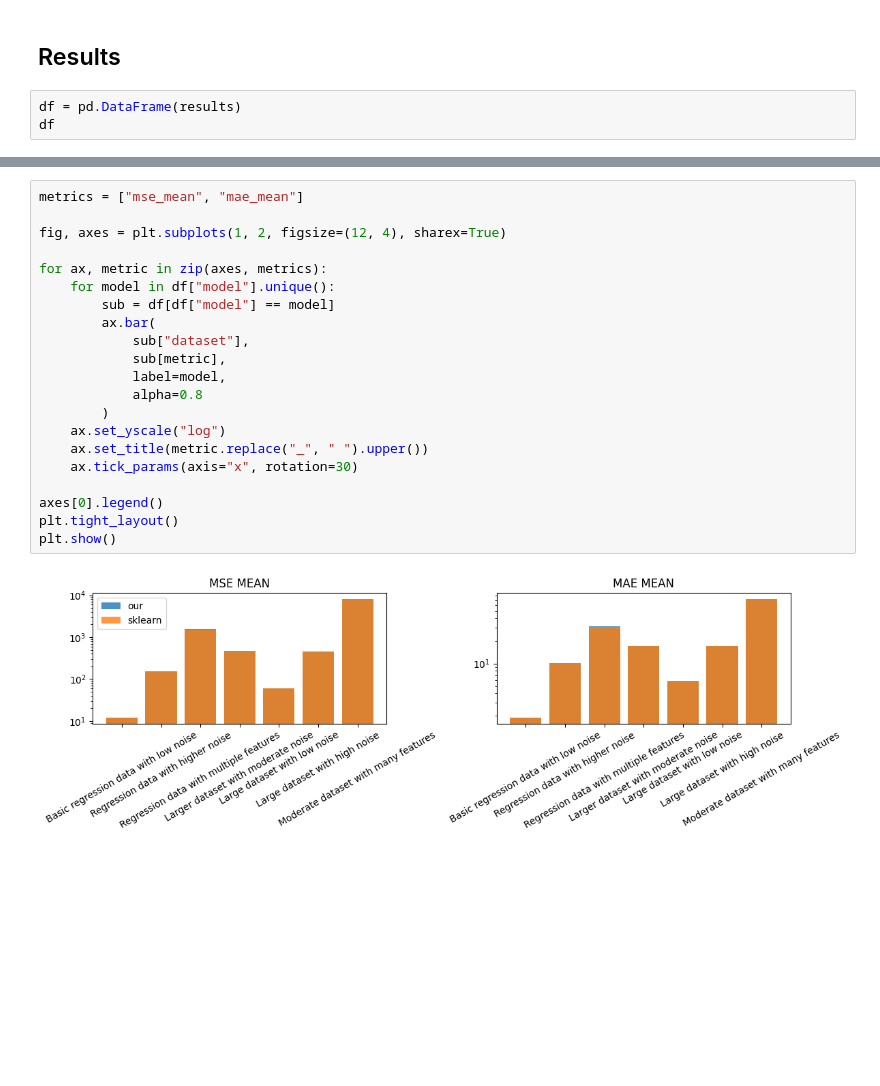
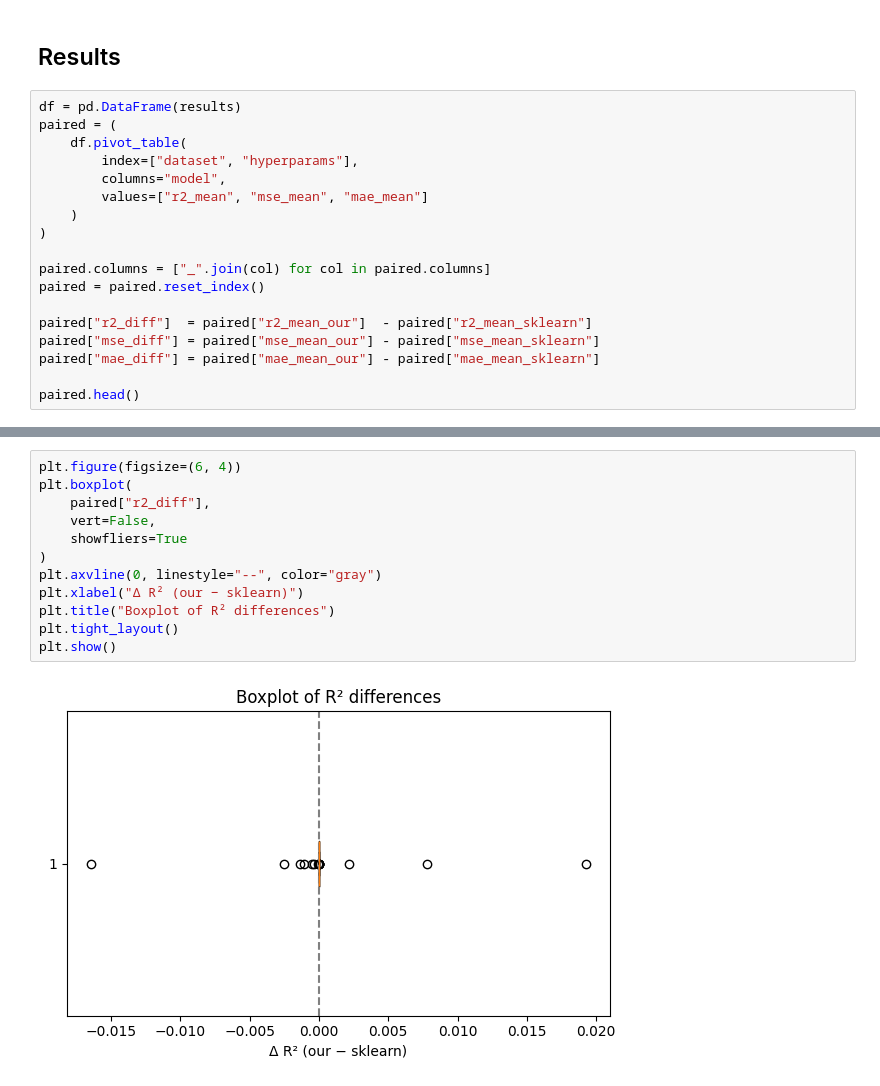
Before and after one commit to tomashobza/tuw_ml_ex2, a Jupyter notebook: regression_tree_testing.ipynb, the cells around one changed output, grey strips where cells are left out. Cells and saved outputs as stored; diff of their text form; blank space fills up the shorter version.

```diff
--- a/regression_tree_testing.ipynb
+++ b/regression_tree_testing.ipynb
@@ -149,5 +211,20 @@ sklearn  | R²: 0.705 ± 0.028 | MSE: 8128.513 | MAE: 72.527
 ## Results
 # %%
 df = pd.DataFrame(results)
-df
+paired = (
+    df.pivot_table(
+        index=["dataset", "hyperparams"],
+        columns="model",
+        values=["r2_mean", "mse_mean", "mae_mean"]
+    )
+)
+
+paired.columns = ["_".join(col) for col in paired.columns]
+paired = paired.reset_index()
+
+paired["r2_diff"]  = paired["r2_mean_our"]  - paired["r2_mean_sklearn"]
+paired["mse_diff"] = paired["mse_mean_our"] - paired["mse_mean_sklearn"]
+paired["mae_diff"] = paired["mae_mean_our"] - paired["mae_mean_sklearn"]
+
+paired.head()
 # %% [output]
@@ -191,24 +248,15 @@ plt.show()
 # %%
-metrics = ["mse_mean", "mae_mean"]
-
-fig, axes = plt.subplots(1, 2, figsize=(12, 4), sharex=True)
-
-for ax, metric in zip(axes, metrics):
-    for model in df["model"].unique():
-        sub = df[df["model"] == model]
-        ax.bar(
-            sub["dataset"],
-            sub[metric],
-            label=model,
-            alpha=0.8
-        )
-    ax.set_yscale("log")
-    ax.set_title(metric.replace("_", " ").upper())
-    ax.tick_params(axis="x", rotation=30)
-
-axes[0].legend()
+plt.figure(figsize=(6, 4))
+plt.boxplot(
+    paired["r2_diff"],
+    vert=False,
+    showfliers=True
+)
+plt.axvline(0, linestyle="--", color="gray")
+plt.xlabel("Δ R² (our − sklearn)")
+plt.title("Boxplot of R² differences")
 plt.tight_layout()
 plt.show()
 # %% [output]
-[figure, old version]
+[figure, new version]
 # %%
```
Also changed, not shown: parts of 8 cells of this notebook, 3 other files.
